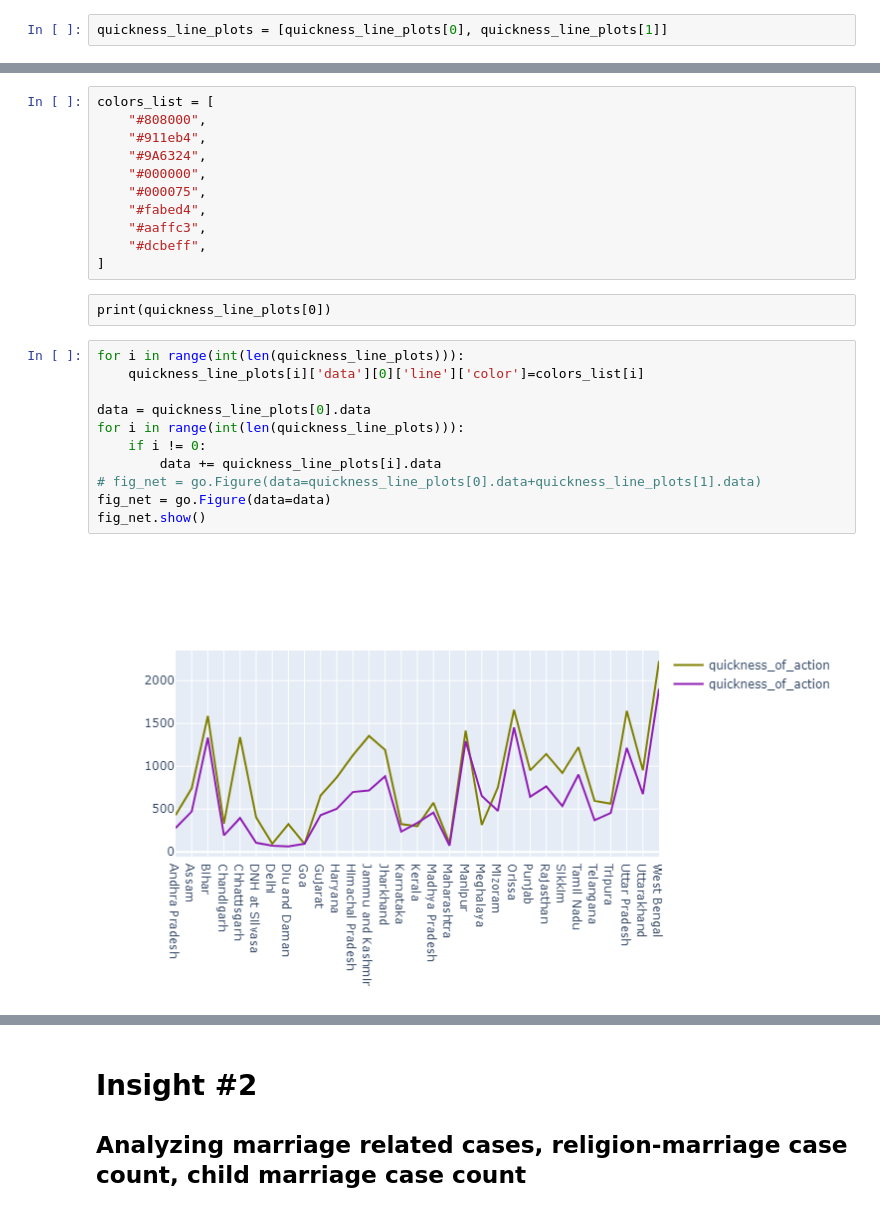
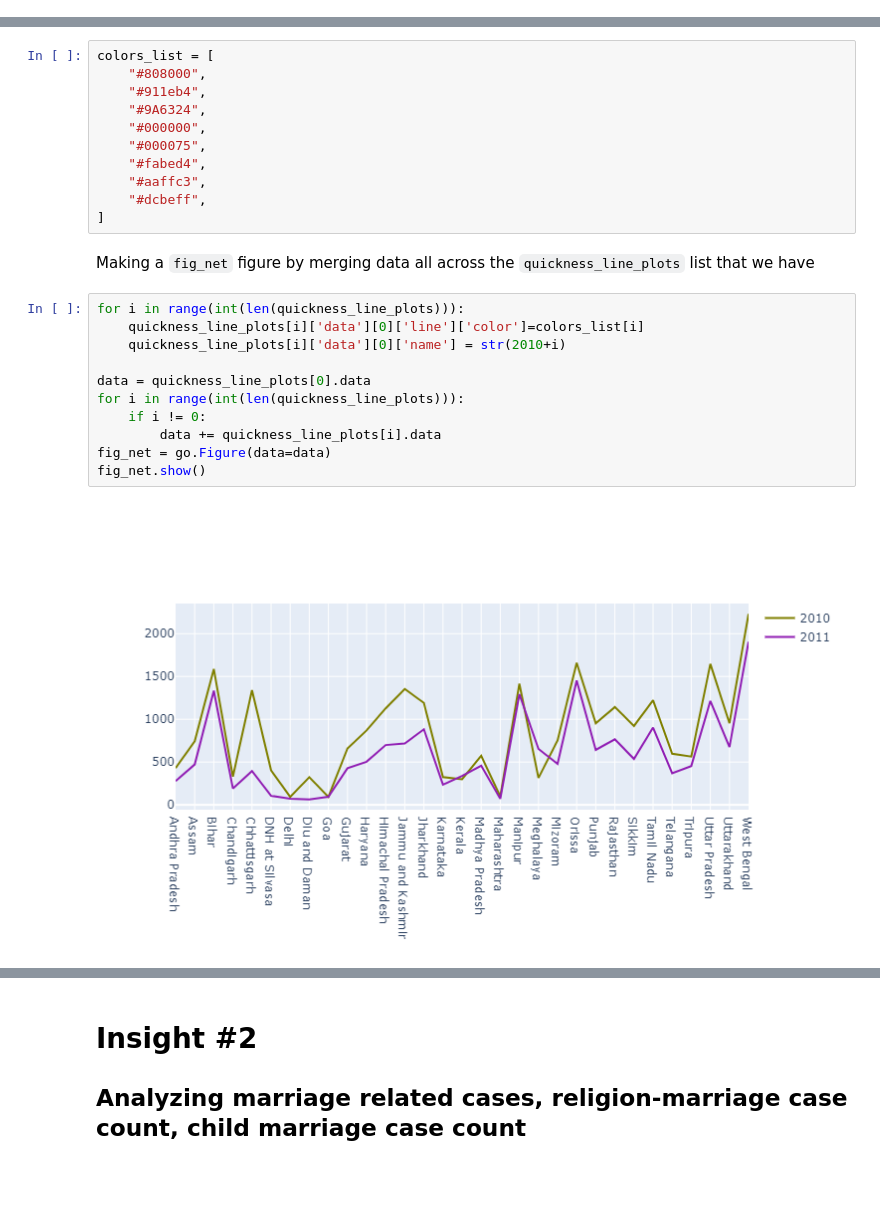
Before and after one commit to ujjwal-shekhar/Indian-Judicial-System-PreCog, a Jupyter notebook: data-visualizer-precog.ipynb, the cells around one changed output, grey strips where cells are left out. Cells and saved outputs as stored; diff of their text form; blank space fills up the shorter version.

Commit message:
Kaggle Notebook | data-visualizer-precog | Version 17

```diff
--- a/data-visualizer-precog.ipynb
+++ b/data-visualizer-precog.ipynb
@@ -1248,2 +1243,0 @@ def plot_list_figures(plots_list=None, test_mode=False, title_text=None):
-# %%
-quickness_line_plots = [quickness_line_plots[0], quickness_line_plots[1]]
@@ -1263,18 +1254,18 @@ colors_list = [
     "#aaffc3",
     "#dcbeff",
 ]
-# %% [raw]
-print(quickness_line_plots[0])
+# %% [markdown]
+Making a `fig_net` figure by merging data all across the `quickness_line_plots` list that we have
 # %%
 for i in range(int(len(quickness_line_plots))):
     quickness_line_plots[i]['data'][0]['line']['color']=colors_list[i]
+    quickness_line_plots[i]['data'][0]['name'] = str(2010+i)
 
 data = quickness_line_plots[0].data
 for i in range(int(len(quickness_line_plots))):
     if i != 0:
         data += quickness_line_plots[i].data
-# fig_net = go.Figure(data=quickness_line_plots[0].data+quickness_line_plots[1].data)
 fig_net = go.Figure(data=data)
 fig_net.show()
 # %% [output]
-[figure, old version]
+[figure, new version]
```
Also changed, not shown: parts of 17 cells of this notebook.
